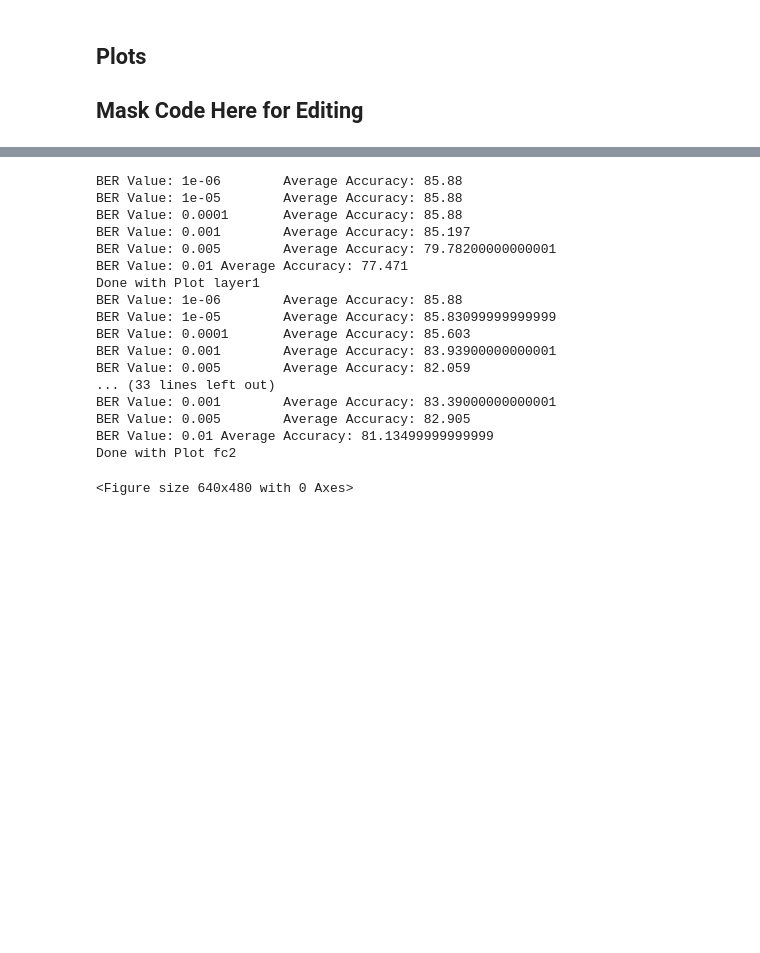
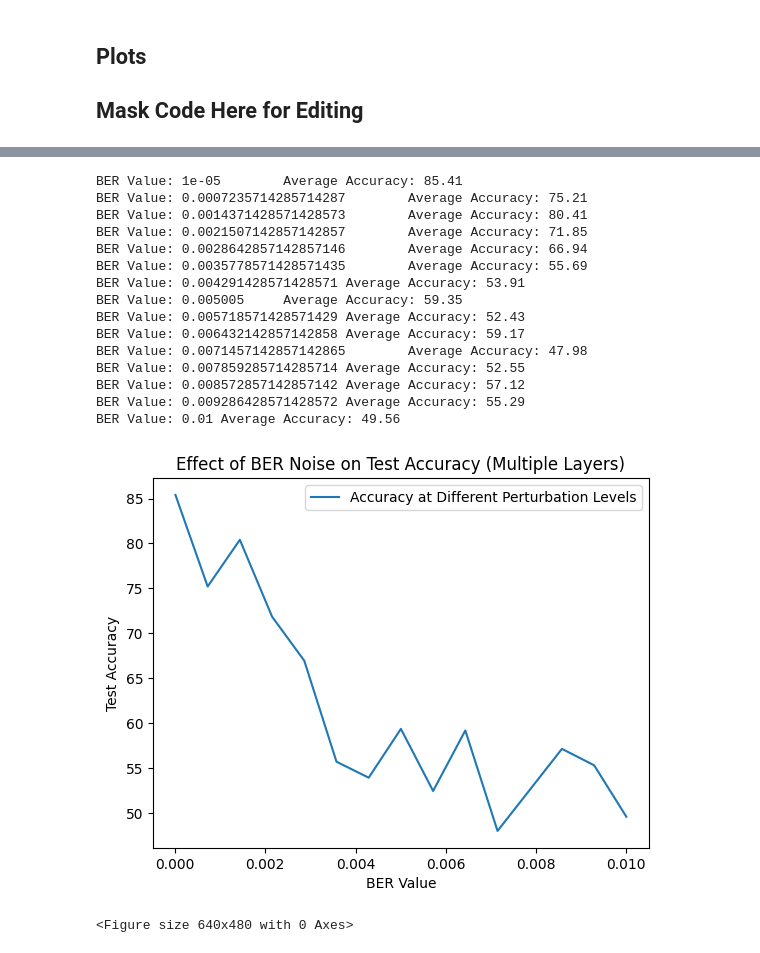
Before and after one commit to Markay12/pynq-finn-FPGA, a Jupyter notebook: noise_weight_analysis/Cifar10/Brevitas/test1/Cifar10_NoiseAnalysis1.ipynb, the cells around one changed output, grey strips where cells are left out. Cells and saved outputs as stored; diff of their text form; code cells hidden in the pictures; blank space fills up the shorter version.

Commit message:
Updated plots

```diff
--- a/noise_weight_analysis/Cifar10/Brevitas/test1/Cifar10_NoiseAnalysis1.ipynb
+++ b/noise_weight_analysis/Cifar10/Brevitas/test1/Cifar10_NoiseAnalysis1.ipynb
@@ -663,28 +760,29 @@ def ber_noise_plot_brevitas(num_perturbations, layer_names, ber_vector, model, d
 # %%
 ## Digital Noise with BER
 layer_names = ['layer1', 'layer2', 'layer3', 'layer4', 'layer5', 'fc1', 'fc2']
-ber_vals = [1e-6, 1e-5, 1e-4, 1e-3, 0.005, 0.01]
-perturbations = 10
+
+ber_vals = np.linspace(1e-5, 0.01, 15)
+perturbations = 1
 
 ber_noise_plot_brevitas(perturbations, layer_names, ber_vals, model, device, test_quantized_loader)
+ber_noise_plot_brevitas_multiple_layers(perturbations, layer_names, ber_vals, model, device, test_quantized_loader)
 # %% [output]
-BER Value: 1e-06        Average Accuracy: 85.88
-BER Value: 1e-05        Average Accuracy: 85.88
-BER Value: 0.0001       Average Accuracy: 85.88
-BER Value: 0.001        Average Accuracy: 85.197
-BER Value: 0.005        Average Accuracy: 79.78200000000001
-BER Value: 0.01 Average Accuracy: 77.471
-Done with Plot layer1
-BER Value: 1e-06        Average Accuracy: 85.88
-BER Value: 1e-05        Average Accuracy: 85.83099999999999
-BER Value: 0.0001       Average Accuracy: 85.603
-BER Value: 0.001        Average Accuracy: 83.93900000000001
-BER Value: 0.005        Average Accuracy: 82.059
-... (33 lines left out)
-BER Value: 0.001        Average Accuracy: 83.39000000000001
-BER Value: 0.005        Average Accuracy: 82.905
-BER Value: 0.01 Average Accuracy: 81.13499999999999
-Done with Plot fc2
+BER Value: 1e-05        Average Accuracy: 85.41
+BER Value: 0.0007235714285714287        Average Accuracy: 75.21
+BER Value: 0.0014371428571428573        Average Accuracy: 80.41
+BER Value: 0.0021507142857142857        Average Accuracy: 71.85
+BER Value: 0.0028642857142857146        Average Accuracy: 66.94
+BER Value: 0.0035778571428571435        Average Accuracy: 55.69
+BER Value: 0.004291428571428571 Average Accuracy: 53.91
+BER Value: 0.005005     Average Accuracy: 59.35
+BER Value: 0.005718571428571429 Average Accuracy: 52.43
+BER Value: 0.006432142857142858 Average Accuracy: 59.17
+BER Value: 0.0071457142857142865        Average Accuracy: 47.98
+BER Value: 0.007859285714285714 Average Accuracy: 52.55
+BER Value: 0.008572857142857142 Average Accuracy: 57.12
+BER Value: 0.009286428571428572 Average Accuracy: 55.29
+BER Value: 0.01 Average Accuracy: 49.56
+[figure, added]
 <Figure size 640x480 with 0 Axes>
 # %%
 ## Gaussian Noise
```
Also changed, not shown: parts of 6 cells of this notebook, 59 other files.
